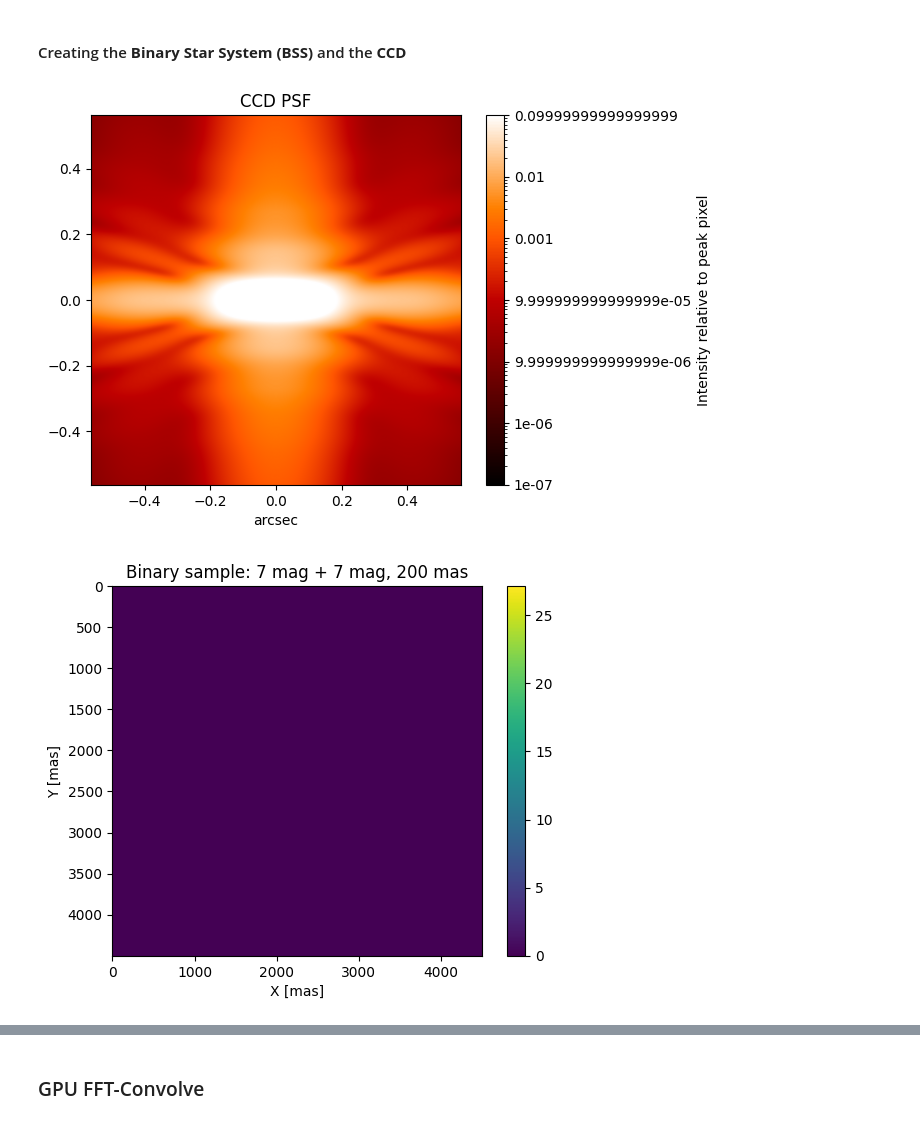
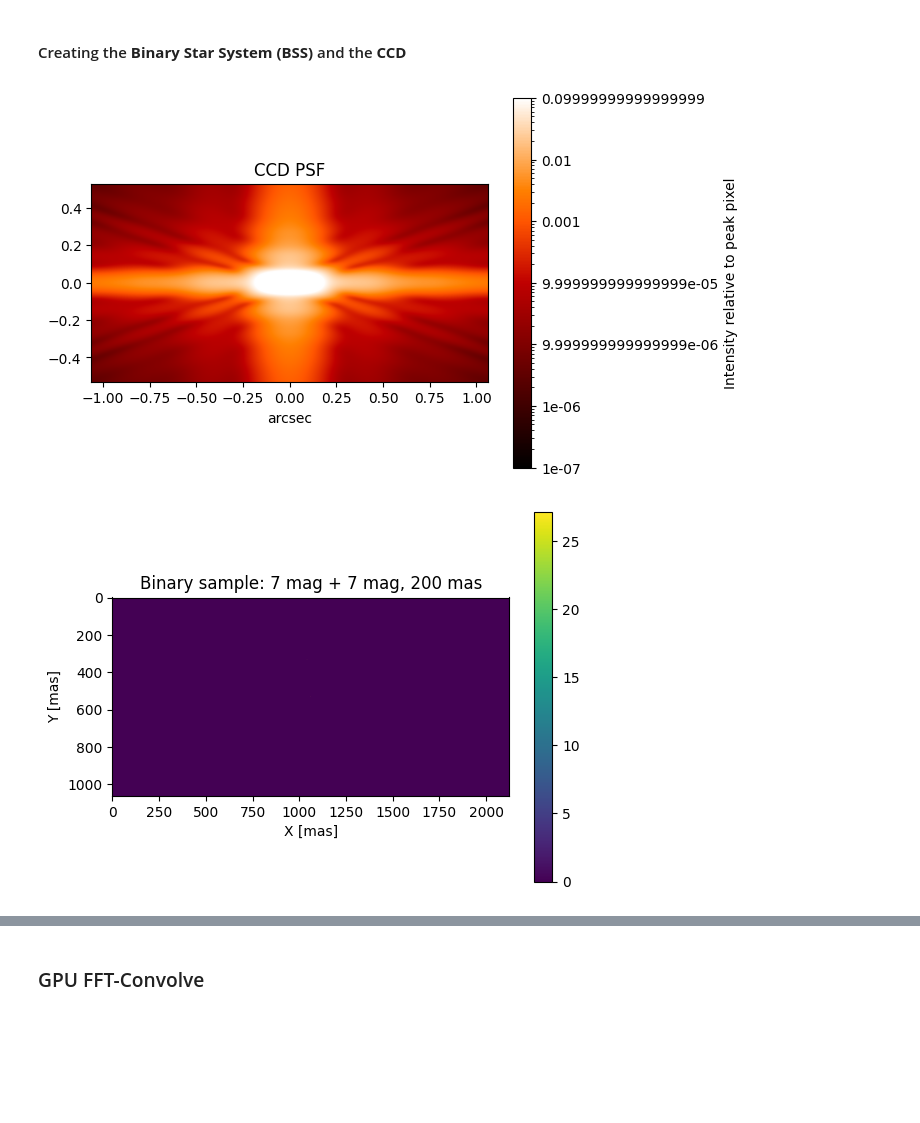
Before and after one commit to pietroferraiuolo/BINCAT, a Jupyter notebook: 01-psf-simulation.ipynb, the cells around one changed output, grey strips where cells are left out. Saved outputs shown, nothing was run; the diff lists cells and outputs as text; code cells hidden in the pictures; blank space fills up the shorter version.

```diff
--- a/01-psf-simulation.ipynb
+++ b/01-psf-simulation.ipynb
@@ -77,13 +84,13 @@ psf[0].writeto("data/simulations/PSFs/20250922_2_gaia_psf.fits", overwrite=True)
 # %% [markdown]
 #### Creating the **Binary Star System (BSS)** and the **CCD**
 # %%
-ccd = CCD(psf="data/simulations/PSFs/20250922_2_gaia_psf.fits")
+ccd = CCD(psf="data/simulations/PSFs/20250923_3_gaia_psf.fits")
 bs = BinarySystem(ccd=ccd, M1=7, M2=7, distance=200)
 
 ccd.display_psf()
 # %% [output]
-[figure, old version]
+[figure, new version]
 # %%
 map = bs.show_system(out=True)
 # %% [output]
-[figure, old version]
+[figure, new version]
```
Also changed, not shown: parts of 12 cells of this notebook, 1 other file.
